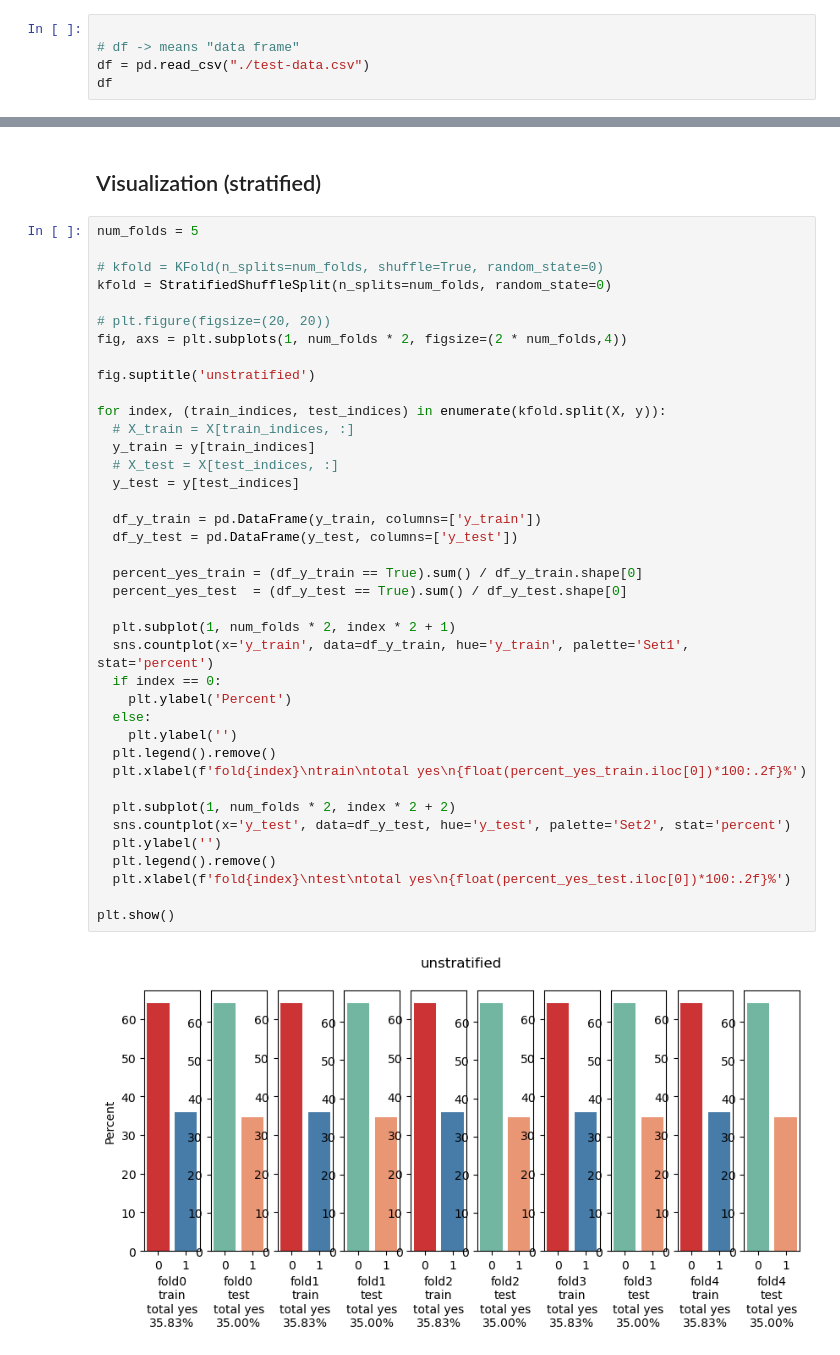
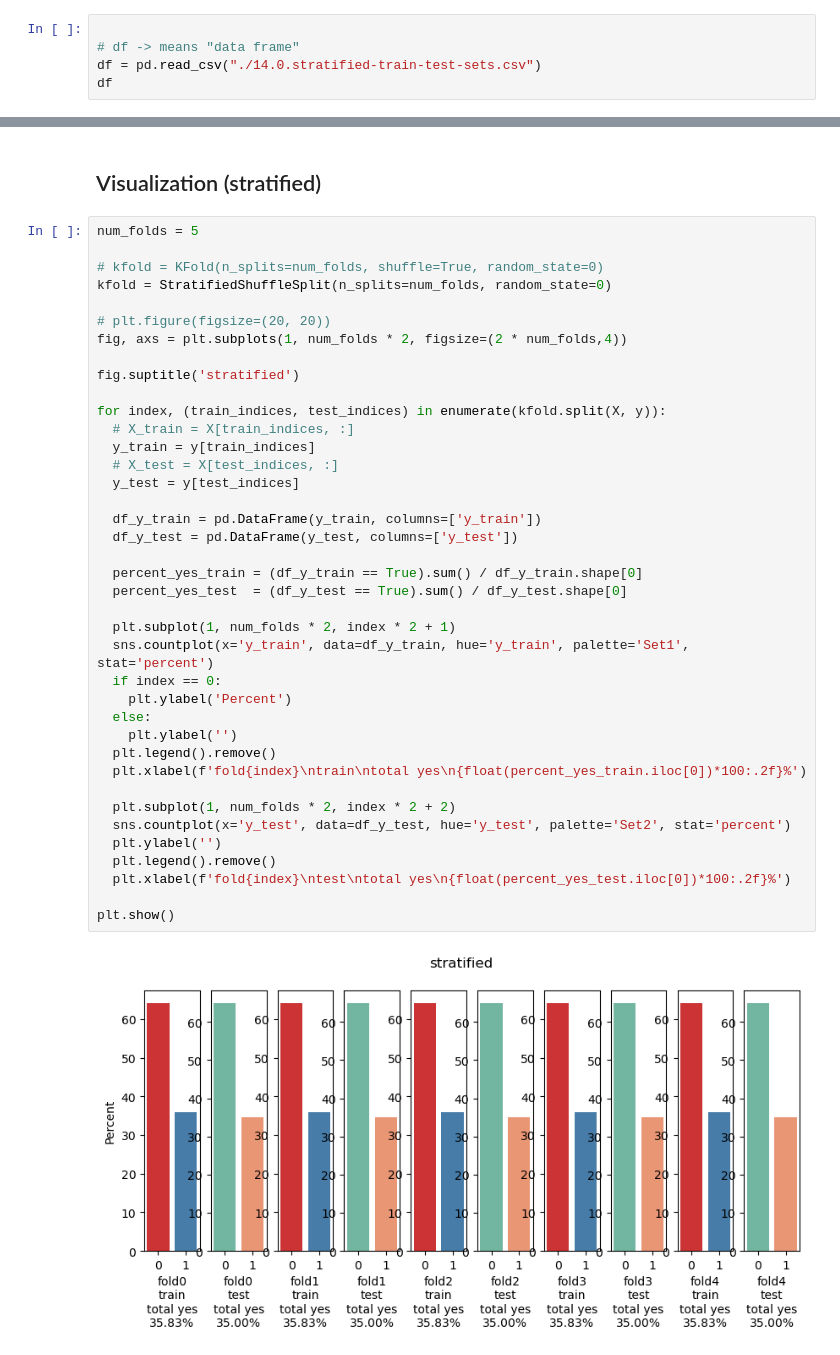
Before and after one commit to GuillaumeBouchetEpitech/some-teaching-material, a Jupyter notebook: plan-a/lessons/machine-learning/14.0.stratified-train-test-sets/14.2.stratified-kfold.ipynb, the cells around one changed output, grey strips where cells are left out. Cells and saved outputs as stored; diff of their text form.

```diff
--- a/plan-a/lessons/machine-learning/14.0.stratified-train-test-sets/test2.ipynb
+++ b/plan-a/lessons/machine-learning/14.0.stratified-train-test-sets/14.2.stratified-kfold.ipynb
@@ -13,7 +13,7 @@ from sklearn.model_selection import KFold, StratifiedShuffleSplit
 # %%
 
 # df -> means "data frame"
-df = pd.read_csv("./test-data.csv")
+df = pd.read_csv("./14.0.stratified-train-test-sets.csv")
 df
 # %% [output]
 |  | Age | EstimatedSalary | Purchased |
@@ -95,35 +95,35 @@ kfold = StratifiedShuffleSplit(n_splits=num_folds, random_state=0)
 # plt.figure(figsize=(20, 20))
 fig, axs = plt.subplots(1, num_folds * 2, figsize=(2 * num_folds,4))
 
-fig.suptitle('unstratified')
+fig.suptitle('stratified')
 
 for index, (train_indices, test_indices) in enumerate(kfold.split(X, y)):
   # X_train = X[train_indices, :]
   y_train = y[train_indices]
   # X_test = X[test_indices, :]
   y_test = y[test_indices]
 
   df_y_train = pd.DataFrame(y_train, columns=['y_train'])
   df_y_test = pd.DataFrame(y_test, columns=['y_test'])
 
   percent_yes_train = (df_y_train == True).sum() / df_y_train.shape[0]
   percent_yes_test  = (df_y_test == True).sum() / df_y_test.shape[0]
 
   plt.subplot(1, num_folds * 2, index * 2 + 1)
   sns.countplot(x='y_train', data=df_y_train, hue='y_train', palette='Set1', stat='percent')
   if index == 0:
     plt.ylabel('Percent')
   else:
     plt.ylabel('')
   plt.legend().remove()
   plt.xlabel(f'fold{index}\ntrain\ntotal yes\n{float(percent_yes_train.iloc[0])*100:.2f}%')
 
   plt.subplot(1, num_folds * 2, index * 2 + 2)
   sns.countplot(x='y_test', data=df_y_test, hue='y_test', palette='Set2', stat='percent')
   plt.ylabel('')
   plt.legend().remove()
   plt.xlabel(f'fold{index}\ntest\ntotal yes\n{float(percent_yes_test.iloc[0])*100:.2f}%')
 
 plt.show()
 # %% [output]
-[figure, old version]
+[figure, new version]
```
Also changed, not shown: parts of 1 cell of this notebook, 2 other files.
